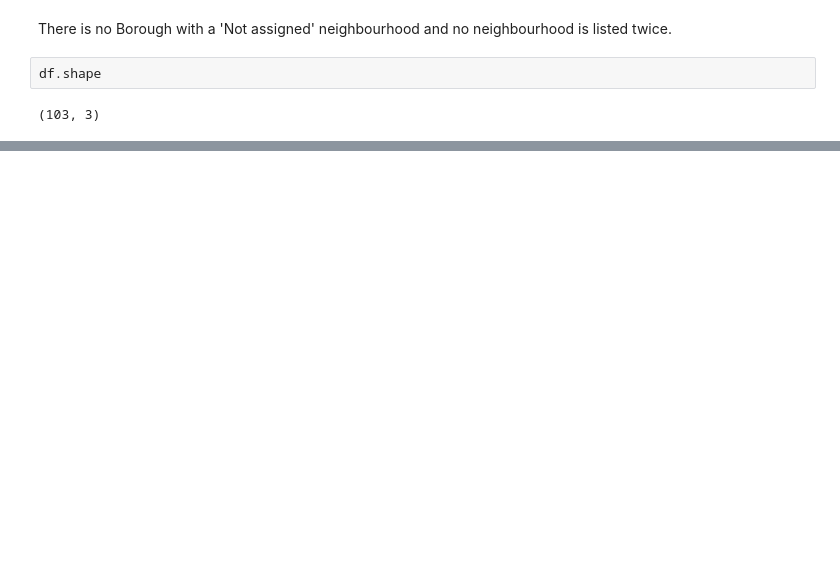
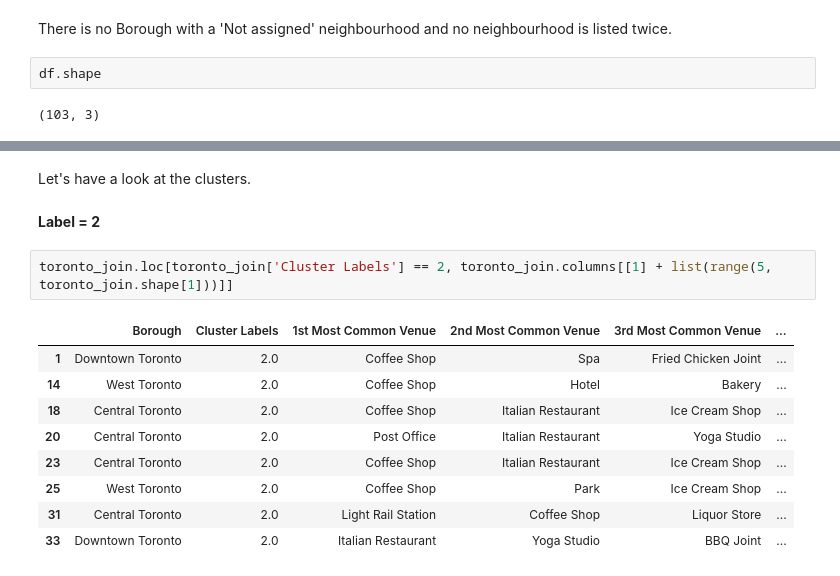
Before and after one commit to zzharsh/Coursera_Capstone-1, a Jupyter notebook: Segmenting_and_Clustering_Neighborhoods_in_Toronto.ipynb, the cells around one changed output, grey strips where cells are left out. Cells and saved outputs as stored; diff of their text form; blank space fills up the shorter version.

```diff
--- a/Segmenting_and_Clustering_Neighborhoods_in_Toronto.ipynb
+++ b/Segmenting_and_Clustering_Neighborhoods_in_Toronto.ipynb
@@ -33,0 +364,16 @@ df.shape
+# %% [markdown]
+Let's have a look at the clusters.
+# %% [markdown]
+**Label = 2**
+# %%
+toronto_join.loc[toronto_join['Cluster Labels'] == 2, toronto_join.columns[[1] + list(range(5, toronto_join.shape[1]))]]
+# %% [output]
+|  | Borough | Cluster Labels | 1st Most Common Venue | 2nd Most Common Venue | 3rd Most Common Venue | ... |
+| 1 | Downtown Toronto | 2.0 | Coffee Shop | Spa | Fried Chicken Joint | ... |
+| 14 | West Toronto | 2.0 | Coffee Shop | Hotel | Bakery | ... |
+| 18 | Central Toronto | 2.0 | Coffee Shop | Italian Restaurant | Ice Cream Shop | ... |
+| 20 | Central Toronto | 2.0 | Post Office | Italian Restaurant | Yoga Studio | ... |
+| 23 | Central Toronto | 2.0 | Coffee Shop | Italian Restaurant | Ice Cream Shop | ... |
+| 25 | West Toronto | 2.0 | Coffee Shop | Park | Ice Cream Shop | ... |
+| 31 | Central Toronto | 2.0 | Light Rail Station | Coffee Shop | Liquor Store | ... |
+| 33 | Downtown Toronto | 2.0 | Italian Restaurant | Yoga Studio | BBQ Joint | ... |
```
Also changed, not shown: parts of 47 cells of this notebook.
